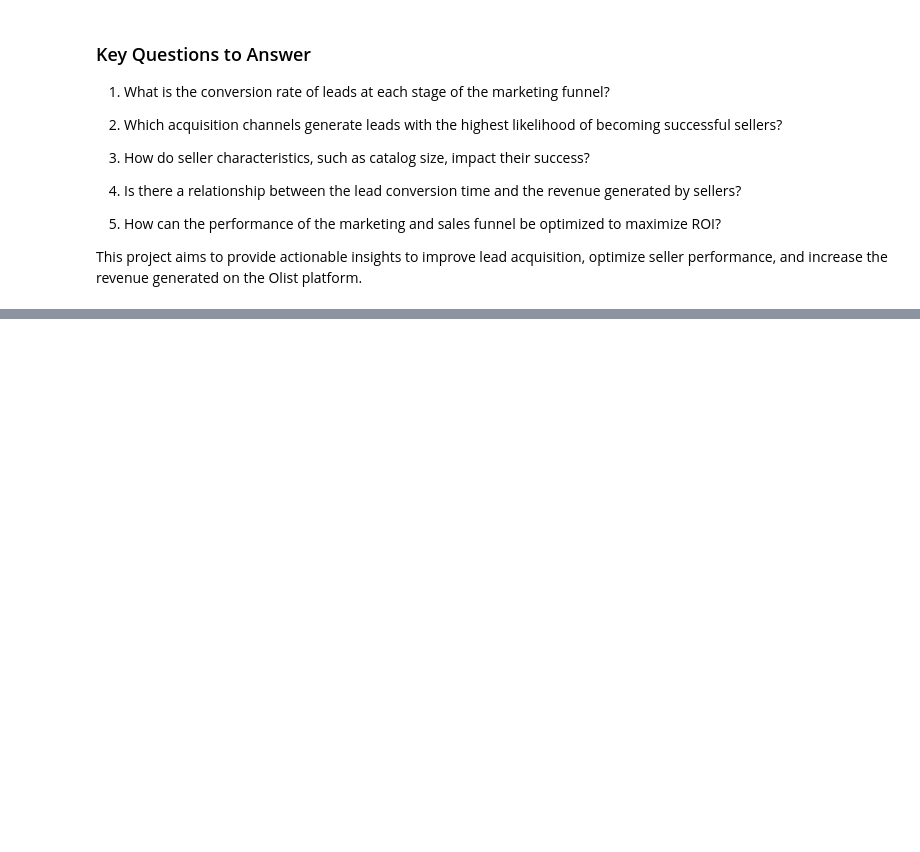
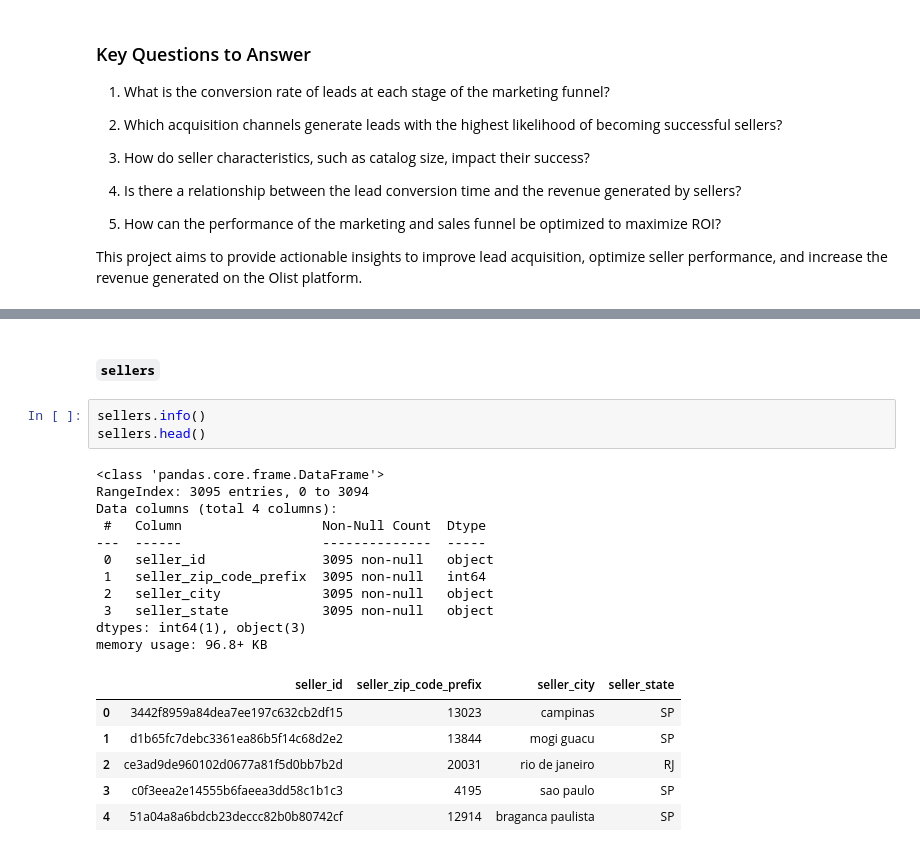
Before and after one commit to fer78/BI-Data-Analyst-Final-Portfolio-Project, a Jupyter notebook: BI-Data-Analyst-Final-Porfolio-Project.ipynb, the cells around one changed output, grey strips where cells are left out. Saved outputs shown, nothing was run; the diff lists cells and outputs as text; blank space fills up the shorter version.

```diff
--- a/BI-Data-Analyst-Final-Porfolio-Project.ipynb
+++ b/BI-Data-Analyst-Final-Porfolio-Project.ipynb
@@ -33,0 +139,23 @@ This project aims to provide actionable insights to improve lead acquisition, op
+# %% [markdown]
+##### `sellers`
+# %%
+sellers.info()
+sellers.head()
+# %% [output]
+<class 'pandas.core.frame.DataFrame'>
+RangeIndex: 3095 entries, 0 to 3094
+Data columns (total 4 columns):
+ #   Column                  Non-Null Count  Dtype
+---  ------                  --------------  -----
+ 0   seller_id               3095 non-null   object
+ 1   seller_zip_code_prefix  3095 non-null   int64
+ 2   seller_city             3095 non-null   object
+ 3   seller_state            3095 non-null   object
+dtypes: int64(1), object(3)
+memory usage: 96.8+ KB
+|  | seller_id | seller_zip_code_prefix | seller_city | seller_state |
+| 0 | 3442f8959a84dea7ee197c632cb2df15 | 13023 | campinas | SP |
+| 1 | d1b65fc7debc3361ea86b5f14c68d2e2 | 13844 | mogi guacu | SP |
+| 2 | ce3ad9de960102d0677a81f5d0bb7b2d | 20031 | rio de janeiro | RJ |
+| 3 | c0f3eea2e14555b6faeea3dd58c1b1c3 | 4195 | sao paulo | SP |
+| 4 | 51a04a8a6bdcb23deccc82b0b80742cf | 12914 | braganca paulista | SP |
```
Also changed, not shown: parts of 25 cells of this notebook, 2 other files.
